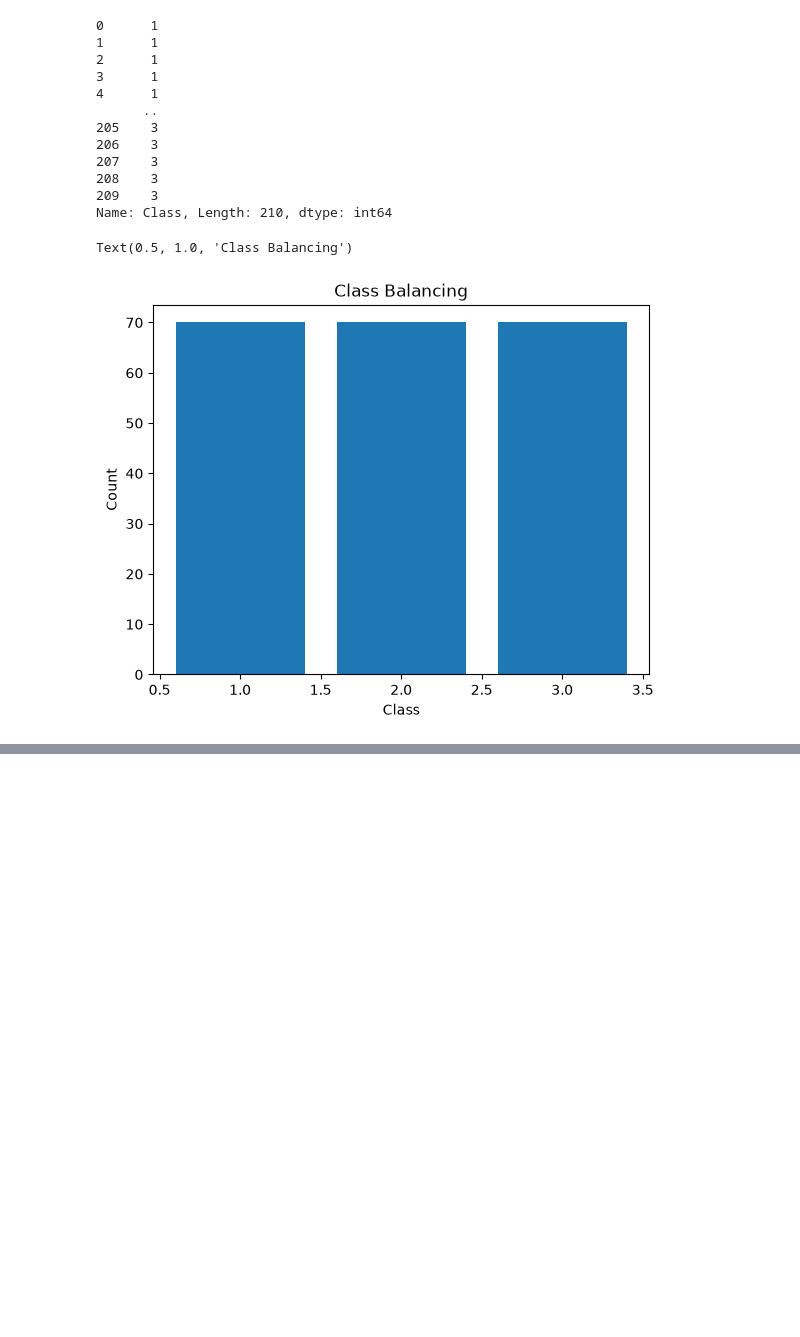
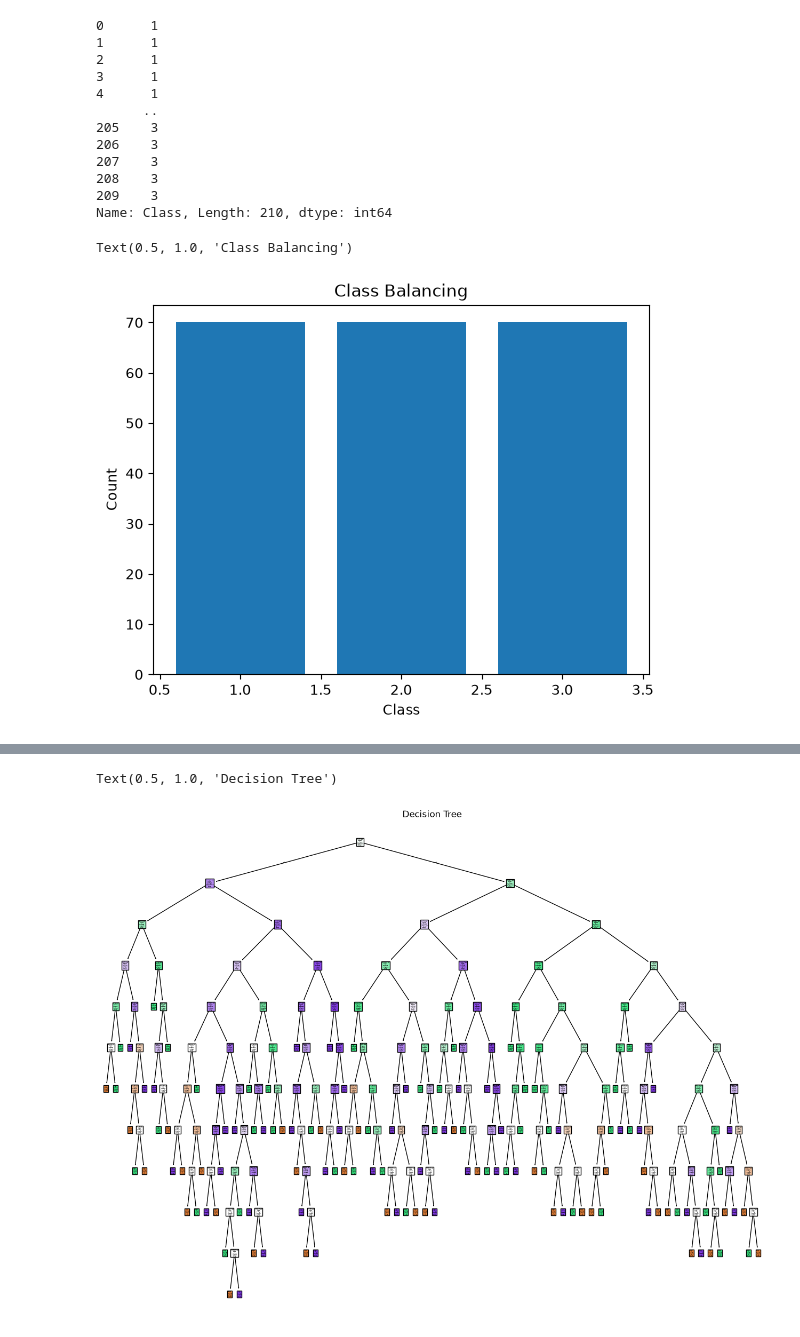
Before and after one commit to Mitu-ShivamMunde/Internship-Work, a Jupyter notebook: Assignment/Week 07/Assignment_Solution_Week07.ipynb, the cells around one changed output, grey strips where cells are left out. Drawn from its saved outputs; the diff is of its cells as text; code cells hidden in the pictures; blank space fills up the shorter version.

```diff
--- a/Assignment/Week 07/Assignment_Solution_Week07.ipynb
+++ b/Assignment/Week 07/Assignment_Solution_Week07.ipynb
@@ -136,0 +201,2 @@ y_pred = model.predict(x_test)
+# %%
+x_train, x_test, y_train, y_test = train_test_split( x,y,test_size=0.25, random_state=42)
@@ -136,0 +205,2 @@ y_pred = model.predict(x_test)
+# %%
+model = DecisionTreeClassifier(random_state=42)
@@ -136,0 +226,12 @@ y_pred = model.predict(x_test)
+# %%
+plt.figure(figsize=(16,12))
+plot_tree(
+    model,
+    feature_names=x.columns,
+    class_names=model.classes_,
+    filled=True
+)
+plt.title("Decision Tree")
+# %% [output]
+Text(0.5, 1.0, 'Decision Tree')
+[figure, added]
```
Also changed, not shown: parts of 35 cells of this notebook, 3 other files.
